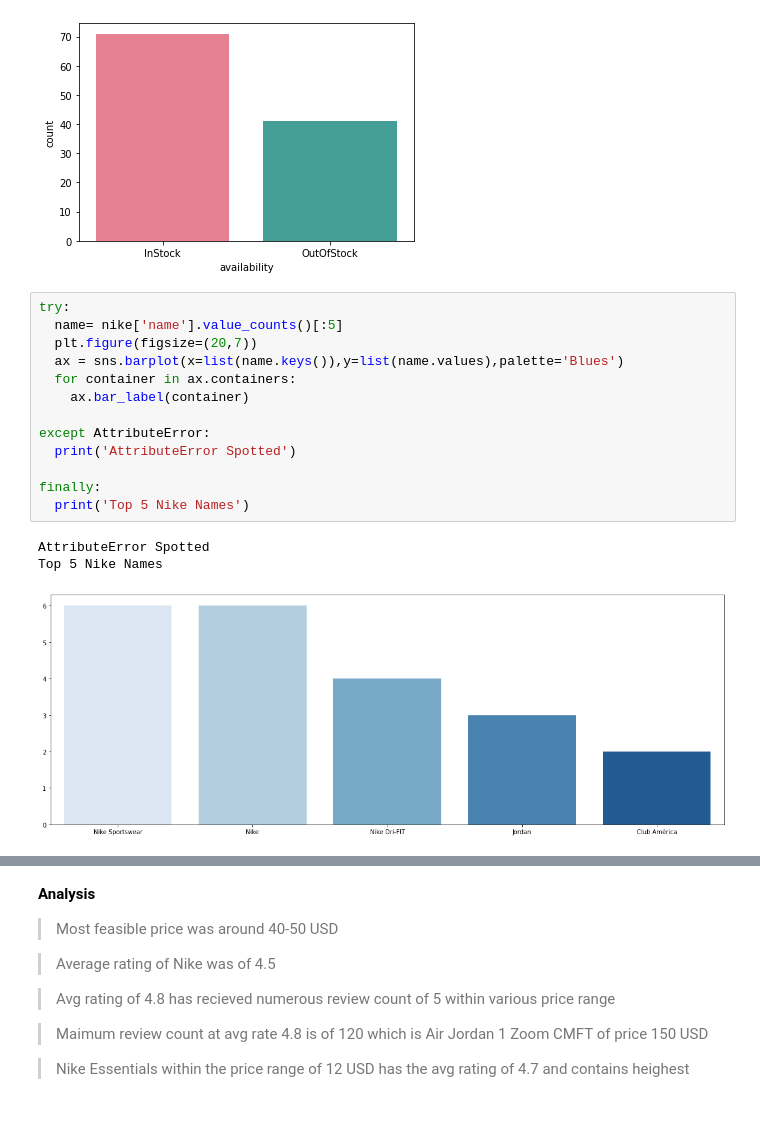
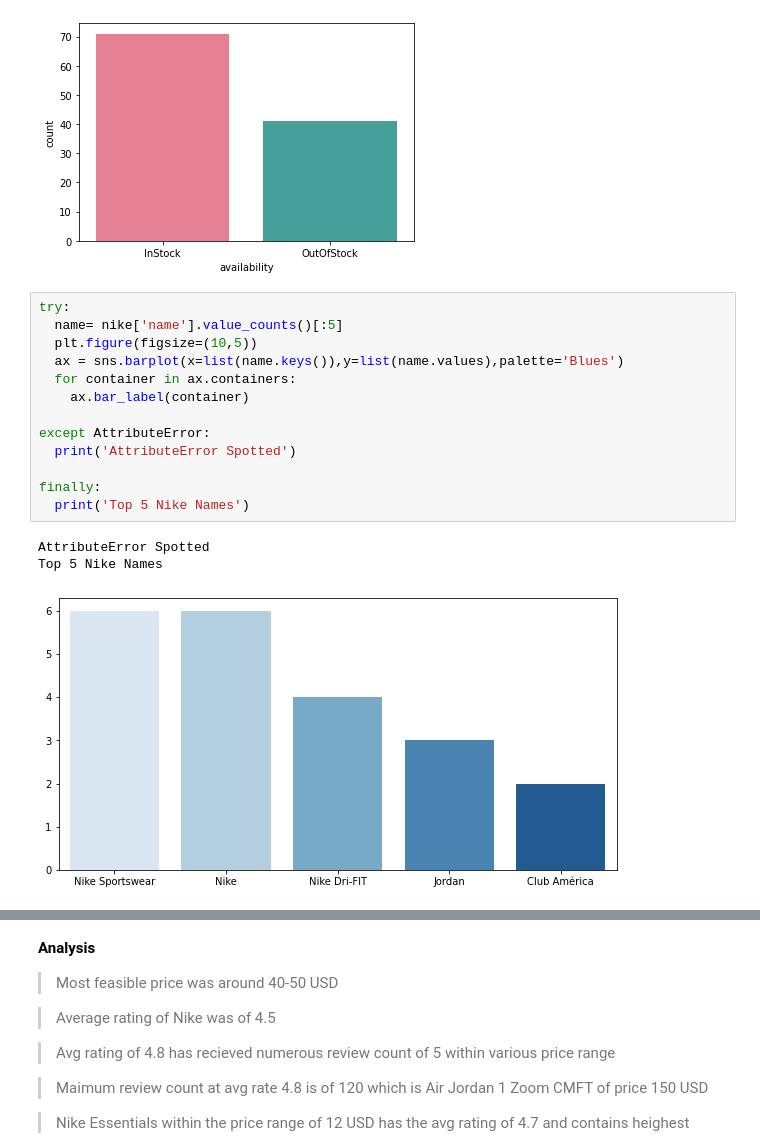
Before and after one commit to pranamyasin/nike, a Jupyter notebook: Nike_dataset_EDA.ipynb, the cells around one changed output, grey strips where cells are left out. Drawn from its saved outputs; the diff is of its cells as text; blank space fills up the shorter version.

```diff
--- a/Nike_dataset_EDA.ipynb
+++ b/Nike_dataset_EDA.ipynb
@@ -249,20 +249,20 @@ sns.countplot(nike['availability'],palette='husl')
 # %%
 try:
   name= nike['name'].value_counts()[:5]
-  plt.figure(figsize=(20,7))
+  plt.figure(figsize=(10,5))
   ax = sns.barplot(x=list(name.keys()),y=list(name.values),palette='Blues')
   for container in ax.containers:
     ax.bar_label(container)
 
 except AttributeError:
   print('AttributeError Spotted')
 
 finally:
   print('Top 5 Nike Names')
 # %% [output]
 AttributeError Spotted
 Top 5 Nike Names
-[figure, old version]
+[figure, new version]
 # %%
 try:
   color = nike['color'].value_counts()[:5]
```
Also changed, not shown: parts of 4 cells of this notebook.
